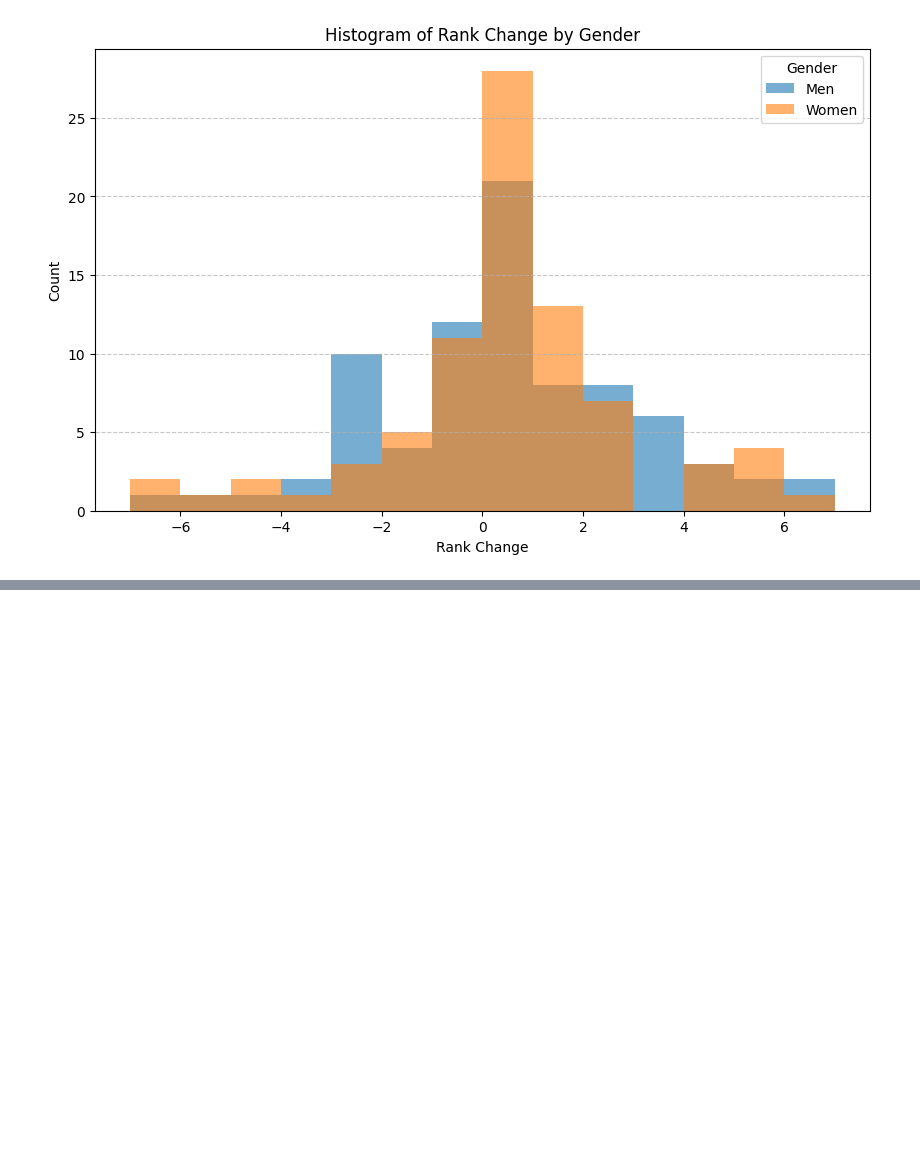
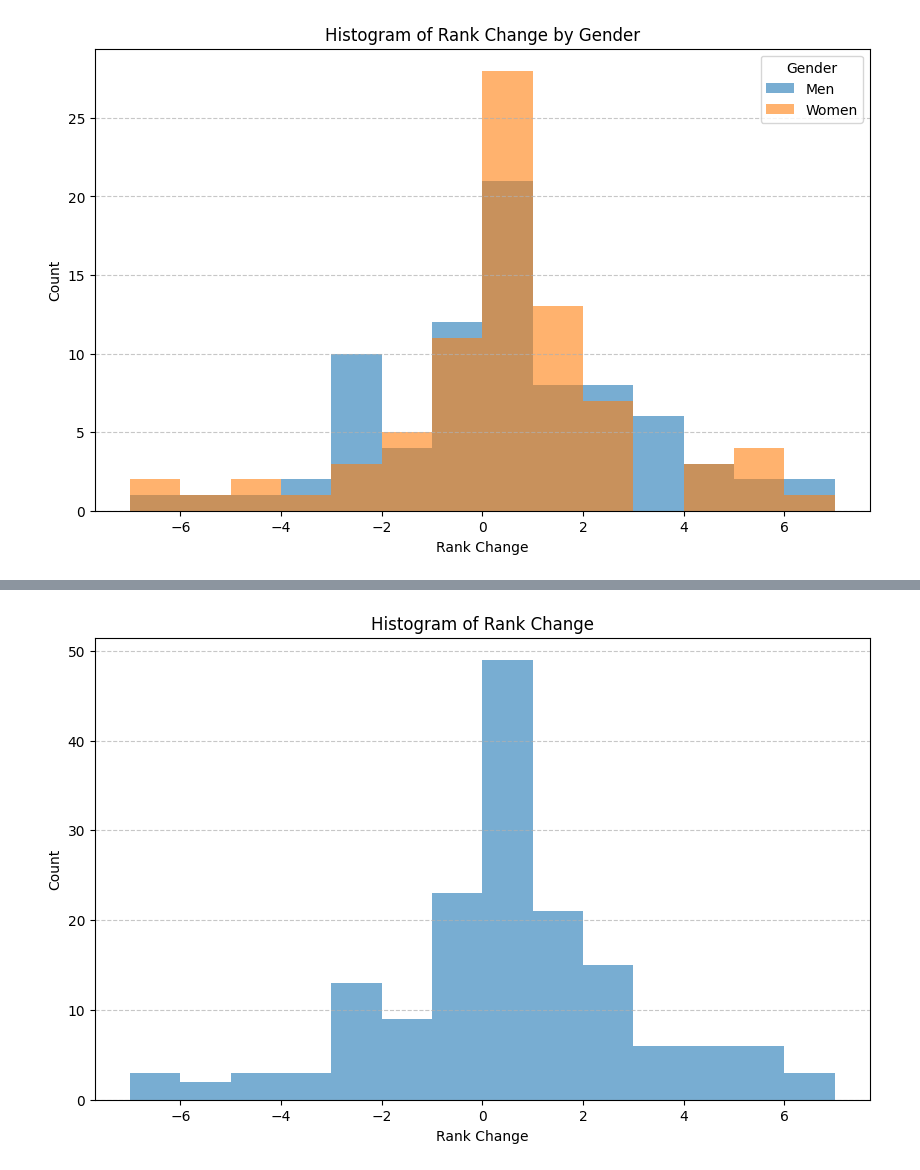
Before and after one commit to racheldadamio/rachels-receipts, a Jupyter notebook: ncaa_2025_last_lap/ncaa_last_lap.ipynb, the cells around one changed output, grey strips where cells are left out. Cells and saved outputs as stored; diff of their text form; code cells hidden in the pictures; blank space fills up the shorter version.

```diff
--- a/ncaa_2025_last_lap/ncaa_last_lap.ipynb
+++ b/ncaa_2025_last_lap/ncaa_last_lap.ipynb
@@ -165,0 +153,19 @@ print(event_gender_counts)
+# %%
+final_df["Rank Change"] = pd.to_numeric(final_df["Rank Change"], errors="coerce")
+
+plt.figure(figsize=(10, 6))
+plt.hist(
+    final_df["Rank Change"],
+    bins=range(
+        int(final_df["Rank Change"].min()), int(final_df["Rank Change"].max()) + 2
+    ),
+    alpha=0.6,
+)
+
+plt.xlabel("Rank Change")
+plt.ylabel("Count")
+plt.title("Histogram of Rank Change")
+plt.grid(axis="y", linestyle="--", alpha=0.7)
+plt.show()
+# %% [output]
+[figure, added]
```
Also changed, not shown: parts of 5 cells of this notebook, 3 other files.
